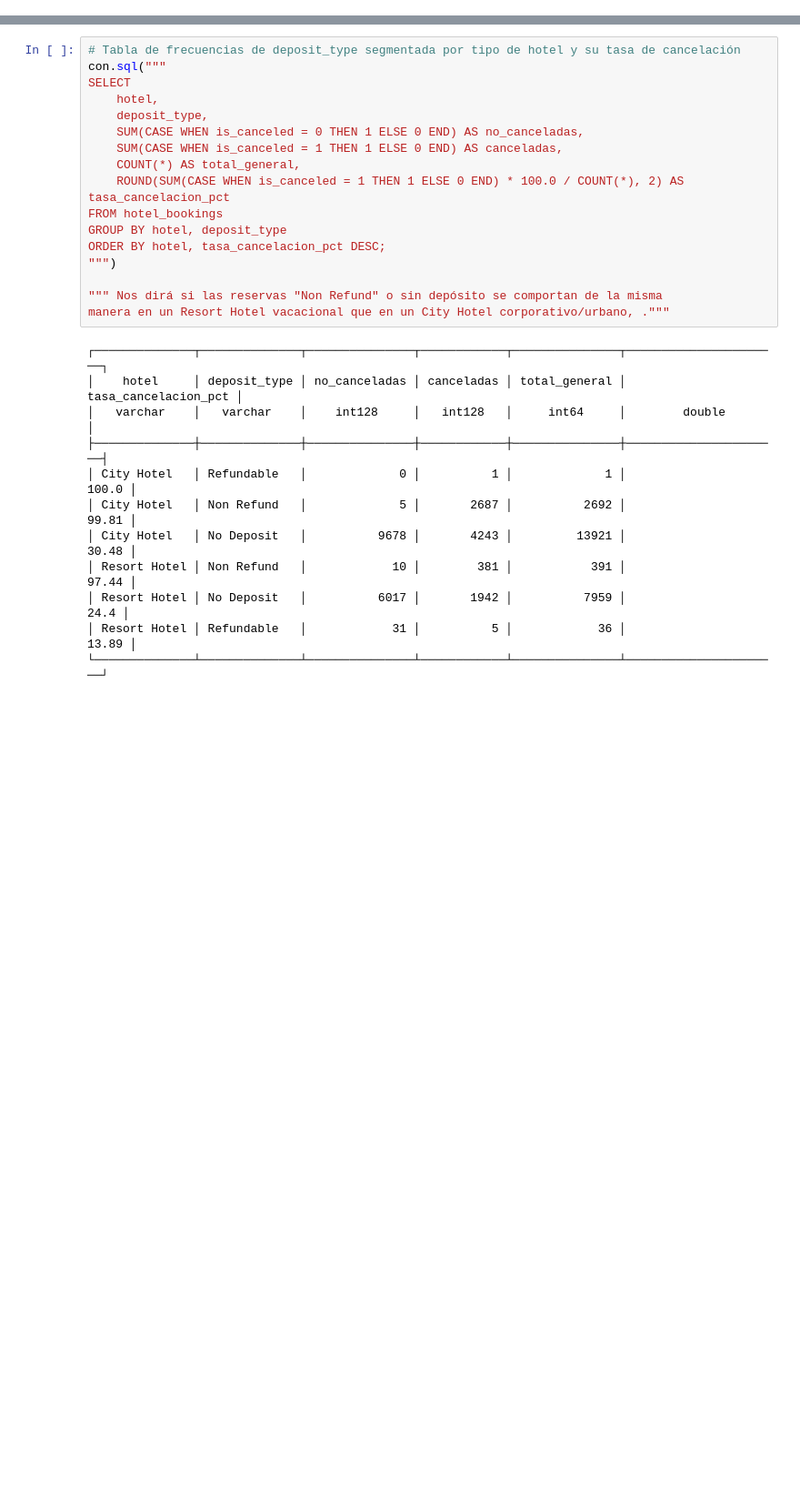
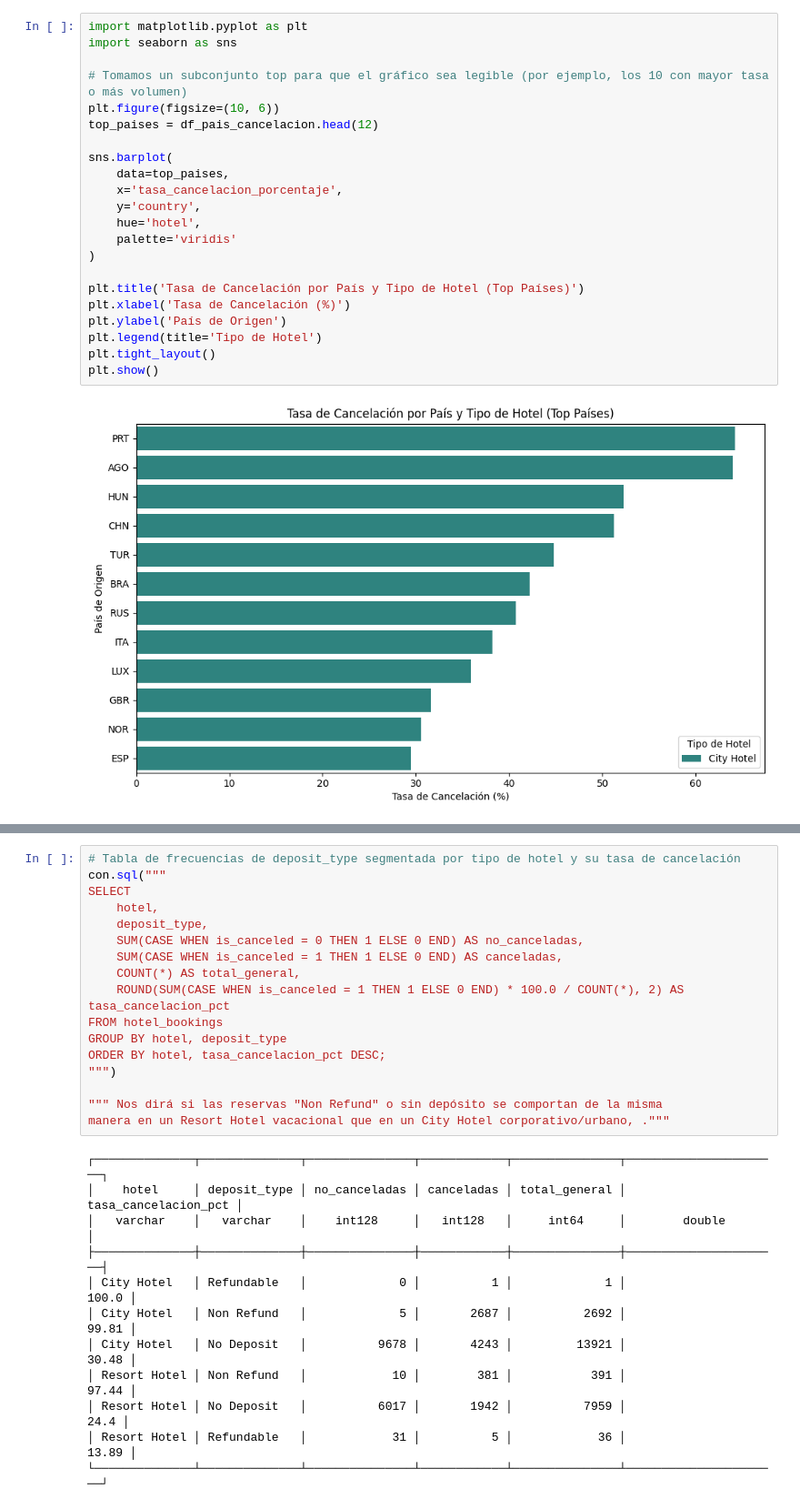
Before and after one commit to manfredialdo/iad-tpi01, a Jupyter notebook: Manfredi_Aldo_Comision10_Entrega4.ipynb, the cells around one changed output, grey strips where cells are left out. Shown at 91% size. Cells and saved outputs as stored; diff of their text form; blank space fills up the shorter version.

```diff
--- a/Manfredi_Aldo_Comision10_Entrega4.ipynb
+++ b/Manfredi_Aldo_Comision10_Entrega4.ipynb
@@ -435,0 +191,24 @@ Permite ver si un City Hotel maneja estructuras tarifarias diferentes entre los
+# %%
+import matplotlib.pyplot as plt
+import seaborn as sns
+
+# Tomamos un subconjunto top para que el gráfico sea legible (por ejemplo, los 10 con mayor tasa o más volumen)
+plt.figure(figsize=(10, 6))
+top_paises = df_pais_cancelacion.head(12)
+
+sns.barplot(
+    data=top_paises,
+    x='tasa_cancelacion_porcentaje',
+    y='country',
+    hue='hotel',
+    palette='viridis'
+)
+
+plt.title('Tasa de Cancelación por País y Tipo de Hotel (Top Países)')
+plt.xlabel('Tasa de Cancelación (%)')
+plt.ylabel('País de Origen')
+plt.legend(title='Tipo de Hotel')
+plt.tight_layout()
+plt.show()
+# %% [output]
+[figure, added]
```
Also changed, not shown: parts of 40 cells of this notebook.
